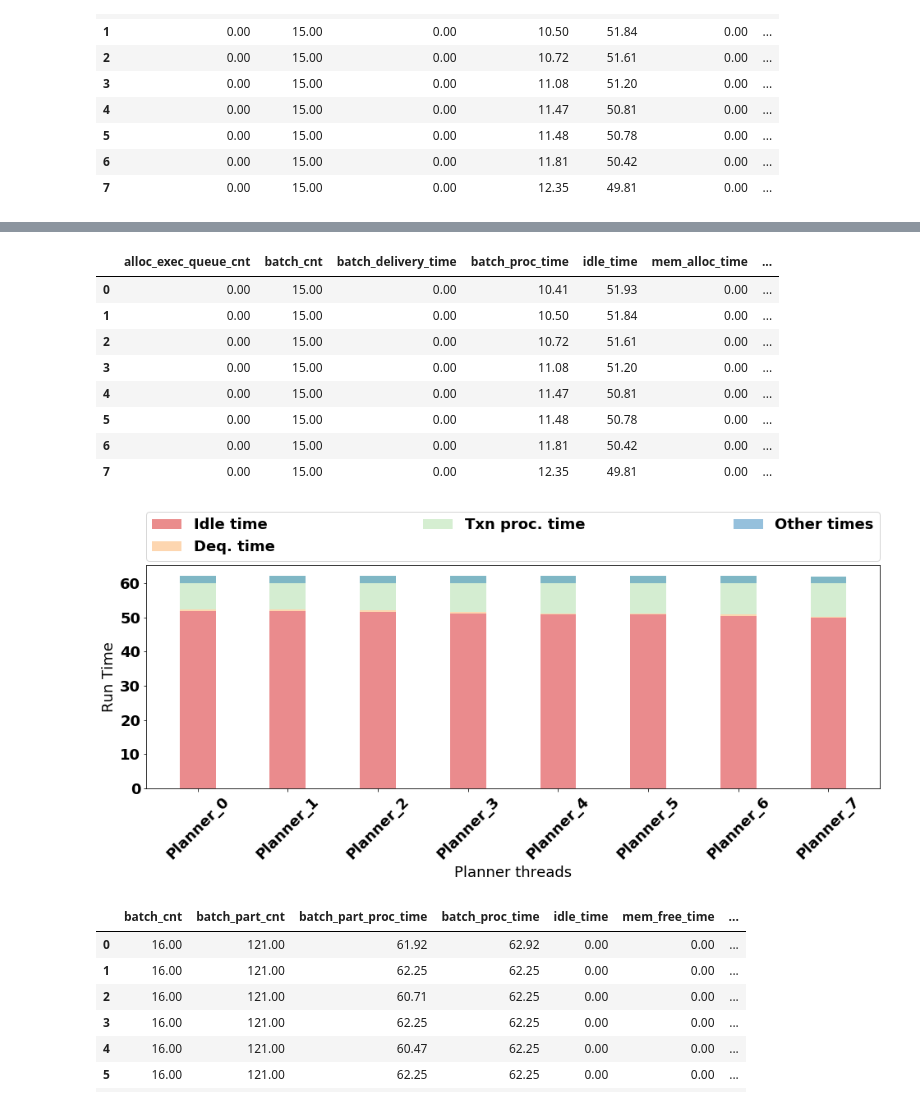
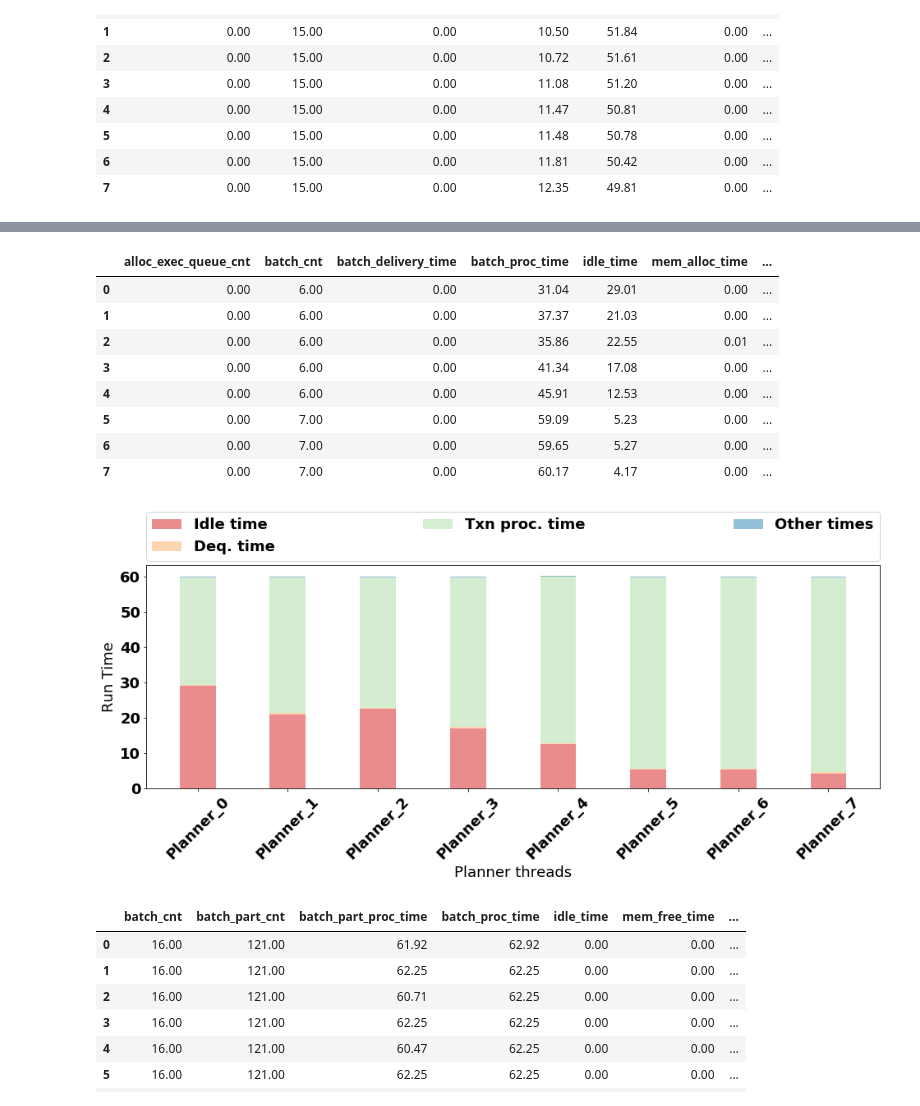
Before and after one commit to qadahtm/deneva, a Jupyter notebook: pynb/QueCC.ipynb, the cells around one changed output, grey strips where cells are left out. Saved outputs shown, nothing was run; the diff lists cells and outputs as text; code cells hidden in the pictures.

```diff
--- a/pynb/QueCC.ipynb
+++ b/pynb/QueCC.ipynb
@@ -1577,20 +1575,21 @@ def plot_exec_times(df):
 # %%
 # directory = '/Users/qadahtm/Dev/halstead/results/quecc_aws'
 # df = pd.DataFrame(view_planner_from_file(directory+"/QUECC_s_t0_7.txt"))
+datafile = '/Users/qadahtm/Dev/halstead/deneva_project/deneva/exp_results/quecc_final_eqs_capf_1_blen4.txt'
 df = pd.DataFrame(view_planner_from_file(datafile))
 plot_planner_times(df)
 df
 # %% [output]
 |  | alloc_exec_queue_cnt | batch_cnt | batch_delivery_time | batch_proc_time | idle_time | mem_alloc_time | ... |
-| 0 | 0.00 | 15.00 | 0.00 | 10.41 | 51.93 | 0.00 | ... |
-| 1 | 0.00 | 15.00 | 0.00 | 10.50 | 51.84 | 0.00 | ... |
-| 2 | 0.00 | 15.00 | 0.00 | 10.72 | 51.61 | 0.00 | ... |
-| 3 | 0.00 | 15.00 | 0.00 | 11.08 | 51.20 | 0.00 | ... |
-| 4 | 0.00 | 15.00 | 0.00 | 11.47 | 50.81 | 0.00 | ... |
-| 5 | 0.00 | 15.00 | 0.00 | 11.48 | 50.78 | 0.00 | ... |
-| 6 | 0.00 | 15.00 | 0.00 | 11.81 | 50.42 | 0.00 | ... |
-| 7 | 0.00 | 15.00 | 0.00 | 12.35 | 49.81 | 0.00 | ... |
+| 0 | 0.00 | 6.00 | 0.00 | 31.04 | 29.01 | 0.00 | ... |
+| 1 | 0.00 | 6.00 | 0.00 | 37.37 | 21.03 | 0.00 | ... |
+| 2 | 0.00 | 6.00 | 0.00 | 35.86 | 22.55 | 0.01 | ... |
+| 3 | 0.00 | 6.00 | 0.00 | 41.34 | 17.08 | 0.00 | ... |
+| 4 | 0.00 | 6.00 | 0.00 | 45.91 | 12.53 | 0.00 | ... |
+| 5 | 0.00 | 7.00 | 0.00 | 59.09 | 5.23 | 0.00 | ... |
+| 6 | 0.00 | 7.00 | 0.00 | 59.65 | 5.27 | 0.00 | ... |
+| 7 | 0.00 | 7.00 | 0.00 | 60.17 | 4.17 | 0.00 | ... |
-[figure, old version]
+[figure, new version]
 # %%
 directory = '/Users/qadahtm/Dev/halstead/results/quecc_aws'
 # df = pd.DataFrame(view_exec_from_file(directory+"/QUECC_s_t0_7.txt"))
```
Also changed, not shown: parts of 1 cell of this notebook, 7 other files.
